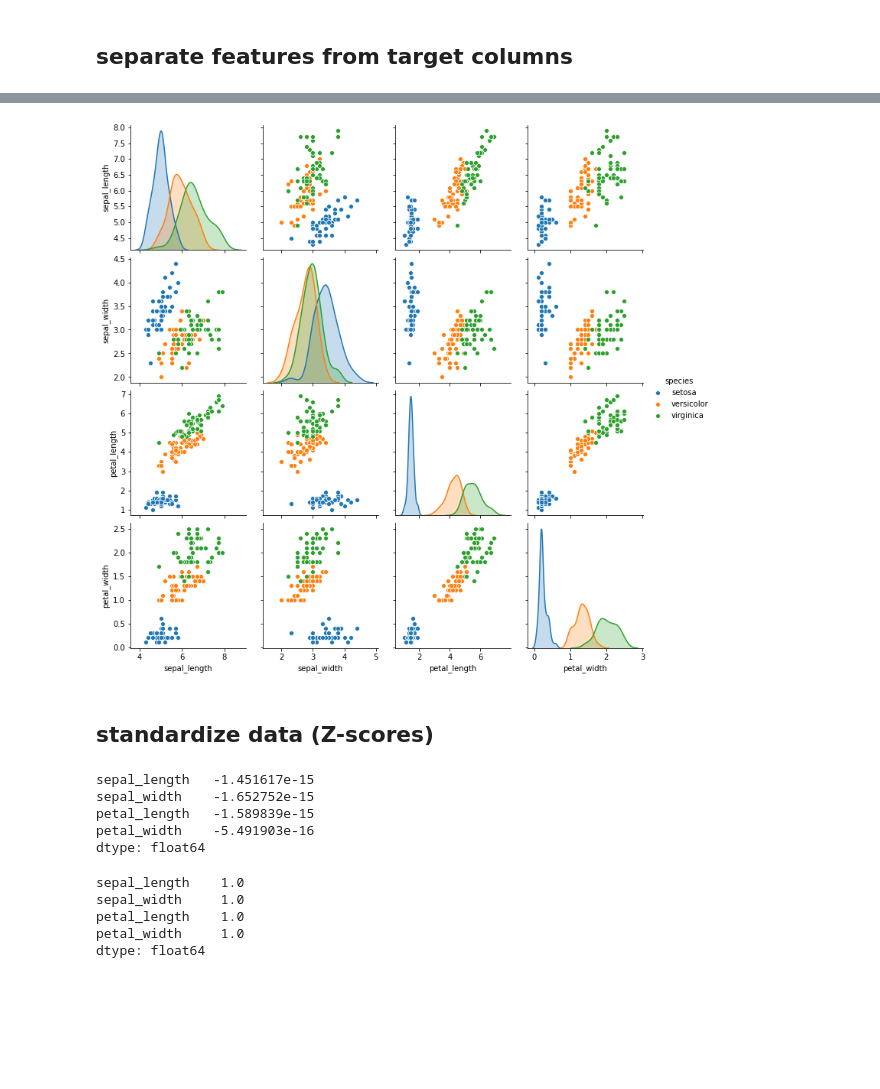
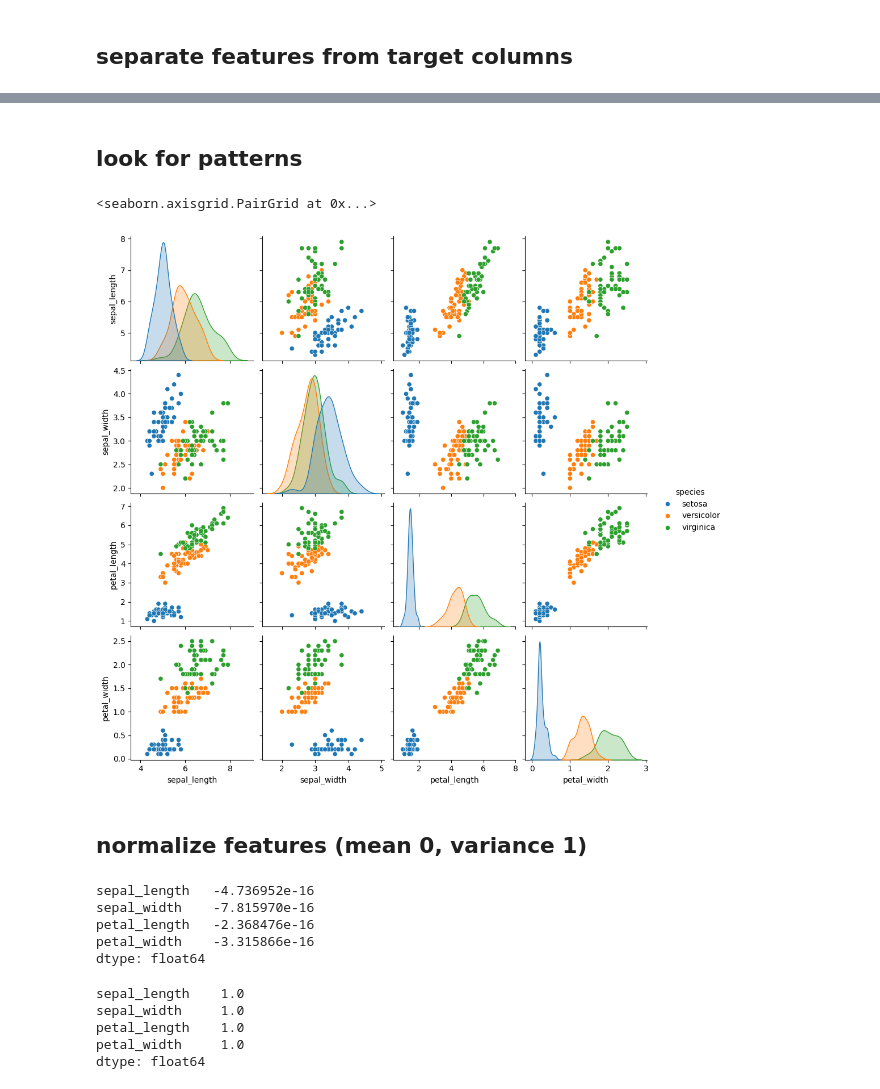
Before and after one commit to samkennerly/kingofsnake, a Jupyter notebook: books/iris.ipynb, the cells around one changed output, grey strips where cells are left out. Cells and saved outputs as stored; diff of their text form; code cells hidden in the pictures; blank space fills up the shorter version.

```diff
--- a/books/iris.ipynb
+++ b/books/iris.ipynb
@@ -74,19 +72,19 @@ Categories (3, object): [setosa, versicolor, virginica]
-# %%
-def showpairs(clues, answers):
-    pairplot(clues.join(answers), hue=answers.name)
-
-showpairs(clues, answers)
-# %% [output]
-[figure, removed]
-# %% [markdown]
-## standardize data (Z-scores)
-# %%
-zclues = zscores(clues)
-zclues.mean()
-# %% [output]
-sepal_length   -1.451617e-15
-sepal_width    -1.652752e-15
-petal_length   -1.589839e-15
-petal_width    -5.491903e-16
-dtype: float64
+# %% [markdown]
+## look for patterns
+# %%
+seaborn.pairplot(feats.join(target), hue=target.name)
+# %% [output]
+<seaborn.axisgrid.PairGrid at 0x...>
+[figure, added]
+# %% [markdown]
+## normalize features (mean 0, variance 1)
+# %%
+zfeats = zscores(feats)
+zfeats.mean()
+# %% [output]
+sepal_length   -4.736952e-16
+sepal_width    -7.815970e-16
+petal_length   -2.368476e-16
+petal_width    -3.315866e-16
+dtype: float64
 # %%
```
Also changed, not shown: parts of 23 cells of this notebook.
